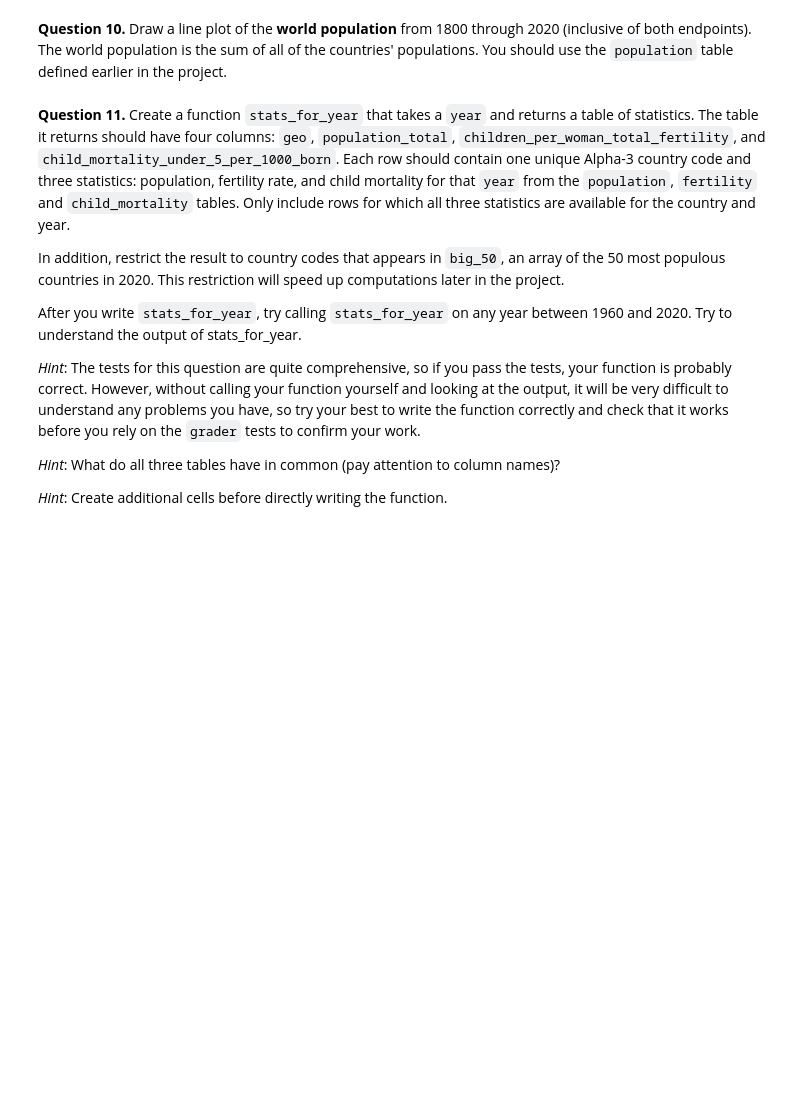
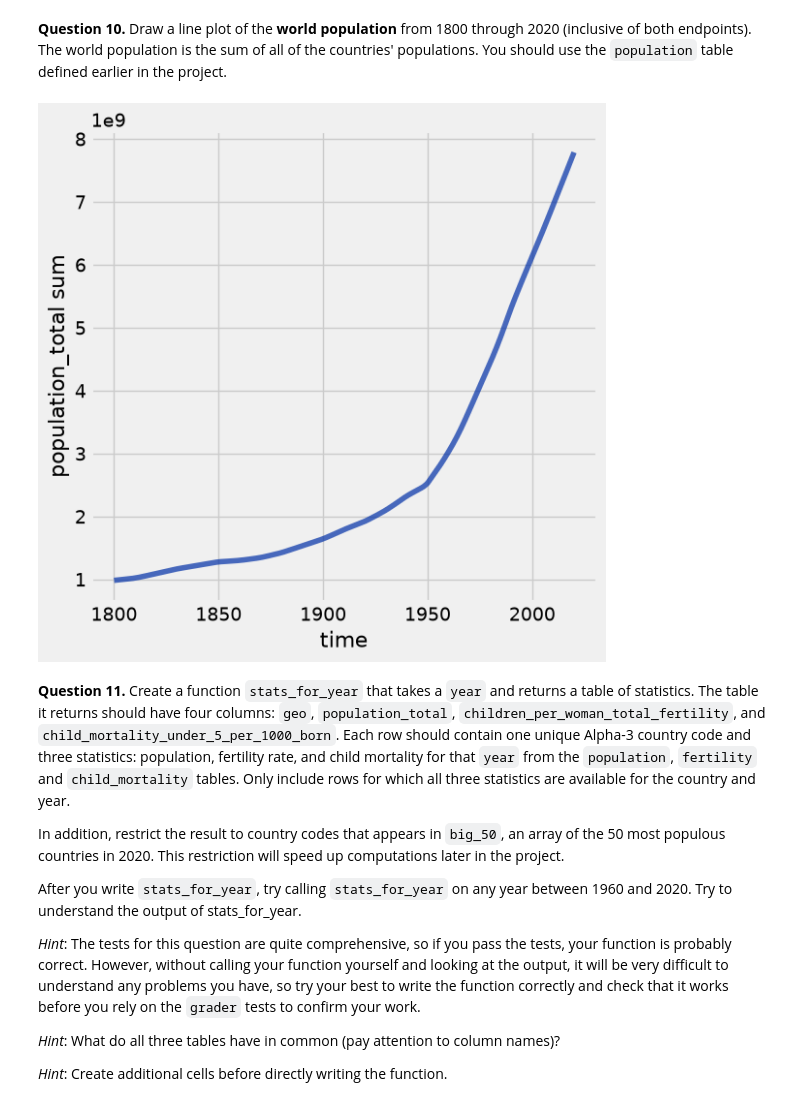
Before and after one commit to cblack-3/cblack-DA-Fall-Intro, a Jupyter notebook: Project 1/project1.ipynb, the cells around one changed output. Cells and saved outputs as stored; diff of their text form; code cells hidden in the pictures; blank space fills up the shorter version.

```diff
--- a/Project 1/project1.ipynb
+++ b/Project 1/project1.ipynb
@@ -366,3 +399,9 @@ grader.check("q1_9")
+# %%
+pop_1800_2020 = population.where('time', are.between_or_equal_to(1800, 2020)).select('time', 'population_total')
+world_pop_by_year = pop_1800_2020.group('time', sum)
+world_pop_by_year.plot('time', 'population_total sum')
+# %% [output]
+[figure, added]
 # %% [markdown]
 <!-- END QUESTION -->
 
```
Also changed, not shown: parts of 14 cells of this notebook, 1 other file.
